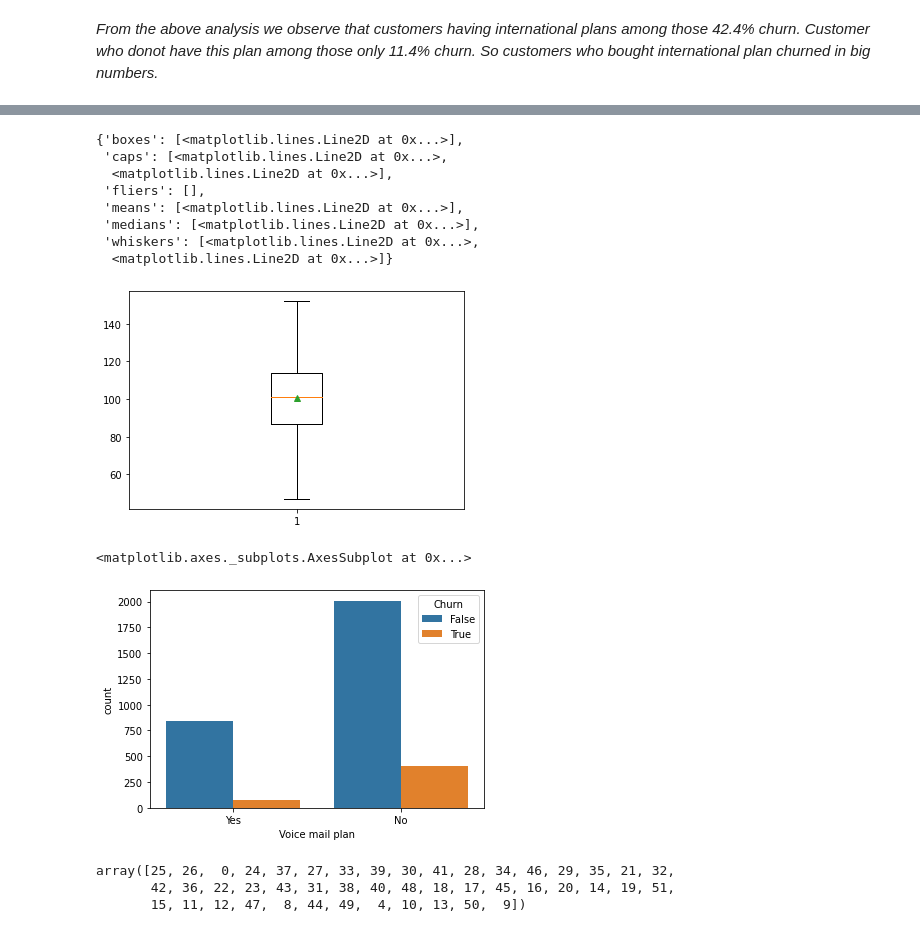
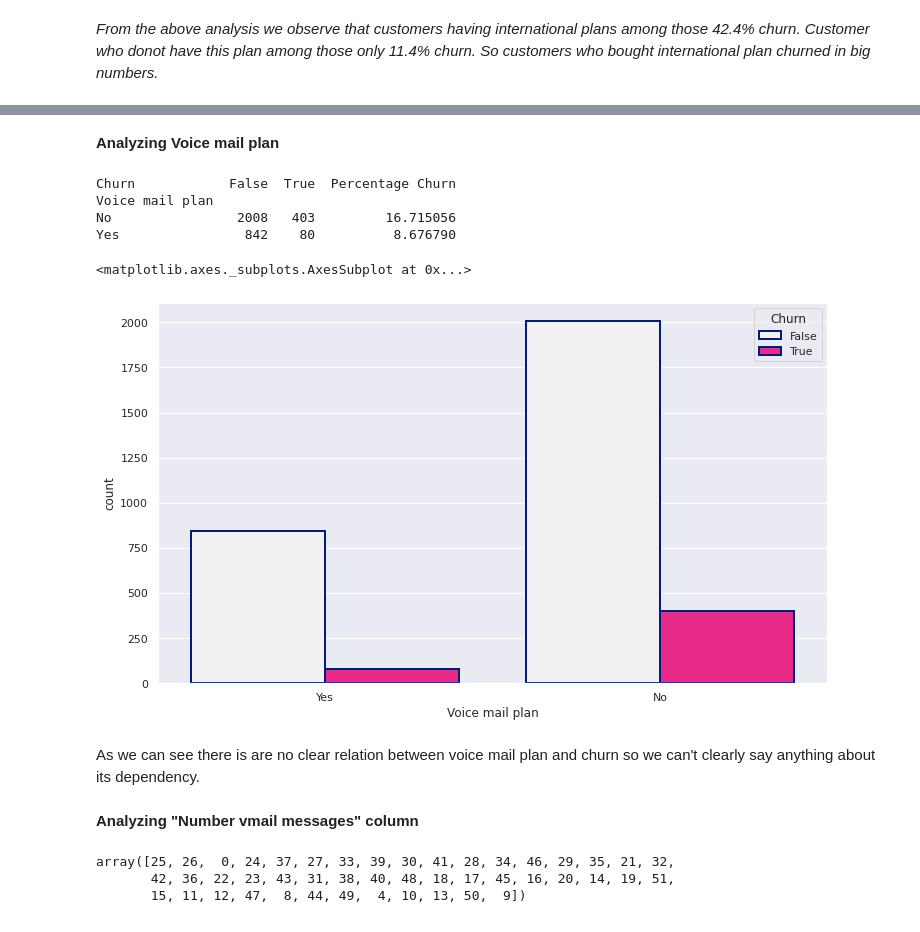
Before and after one commit to SampannaMishra/telecom-churn-analysis, a Jupyter notebook: Sampanna_Telecom_Churn_Analysis_Capstone_Project.ipynb, the cells around one changed output, grey strips where cells are left out. Drawn from its saved outputs; the diff is of its cells as text; code cells hidden in the pictures.

```diff
--- a/Sampanna_Telecom_Churn_Analysis_Capstone_Project.ipynb
+++ b/Sampanna_Telecom_Churn_Analysis_Capstone_Project.ipynb
@@ -232,7 +258,7 @@ telcom_data['State'].nunique()
 # %%
 # comparision churn with state
-sns.set(style="darkgrid")
+sns.set(style="ticks")
 plt.figure(figsize=(15,8))
-ax = sns.countplot(x='State', hue="Churn", data=telcom_data)
+ax = sns.countplot(x='State', hue="Churn", data=telcom_data, palette = 'flare')
 plt.show()
 # %% [output]
@@ -260,7 +318,7 @@ Area code
 415         1419   236         14.259819
 510          715   125         14.880952
 # %%
-sns.set(style = "darkgrid")
-ax = sns.countplot(x='Area code' , hue="Churn", data= telcom_data)
+sns.set(style = "white")
+ax = sns.countplot(x='Area code' , hue="Churn", data= telcom_data , palette = 'Purples_r')
 plt.show()
 # %% [output]
@@ -286,6 +346,7 @@ International plan
 No                   2664   346         11.495017
 Yes                   186   137         42.414861
 # %%
-sns.countplot(x='International plan',hue="Churn",data = telcom_data)
+sns.set(style = "white")
+sns.countplot(x='International plan',hue="Churn",data = telcom_data , palette = 'BuGn_r')
 # %% [output]
 <matplotlib.axes._subplots.AxesSubplot at 0x...>
@@ -306,21 +356,27 @@ Index(['State', 'Account length', 'Area code', 'International plan',
-# %%
-plt.boxplot(telcom_data['Total day calls'],showmeans= True,sym='')
-# %% [output]
-{'boxes': [<matplotlib.lines.Line2D at 0x...>],
- 'caps': [<matplotlib.lines.Line2D at 0x...>,
-  <matplotlib.lines.Line2D at 0x...>],
- 'fliers': [],
- 'means': [<matplotlib.lines.Line2D at 0x...>],
- 'medians': [<matplotlib.lines.Line2D at 0x...>],
- 'whiskers': [<matplotlib.lines.Line2D at 0x...>,
-  <matplotlib.lines.Line2D at 0x...>]}
-[figure, removed]
+# %% [markdown]
+**Analyzing Voice mail plan**
+# %%
+#Calculate the Voice Mail Plan vs Churn percentage
+Voice_mail_plan_data = pd.crosstab(telcom_data["Voice mail plan"],telcom_data["Churn"])
+Voice_mail_plan_data['Percentage Churn'] = Voice_mail_plan_data.apply(lambda x : x[1]*100/(x[0]+x[1]),axis = 1)
+print(Voice_mail_plan_data)
+# %% [output]
+Churn            False  True  Percentage Churn
+Voice mail plan
+No                2008   403         16.715056
+Yes                842    80          8.676790
 # %%
-# analysing by using countplot
-sns.countplot(x='Voice mail plan',hue="Churn",data = telcom_data)
+# analysing by Voice mail plan vs Churn
+sns.set(style="darkgrid")
+sns.countplot(x='Voice mail plan',hue="Churn",data = telcom_data , color ='#ff1188',saturation=0.8,linewidth=2,
+                   edgecolor=sns.color_palette("dark", 1))
 # %% [output]
 <matplotlib.axes._subplots.AxesSubplot at 0x...>
-[figure, old version]
+[figure, new version]
+# %% [markdown]
+As we can see there is are no clear relation between voice mail plan and churn so we can't clearly say anything about its dependency.
+# %% [markdown]
+**Analyzing "Number vmail messages" column**
 # %%
 telcom_data['Number vmail messages'].unique()
 # %% [output]
```
Also changed, not shown: parts of 19 cells of this notebook.
